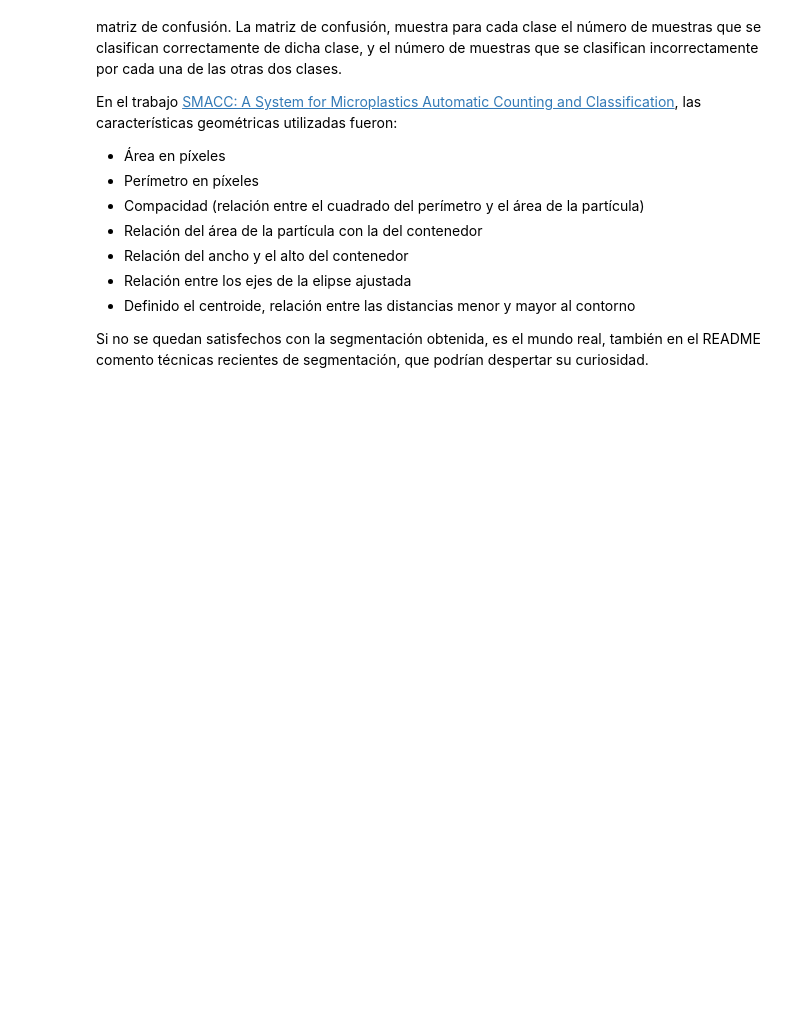
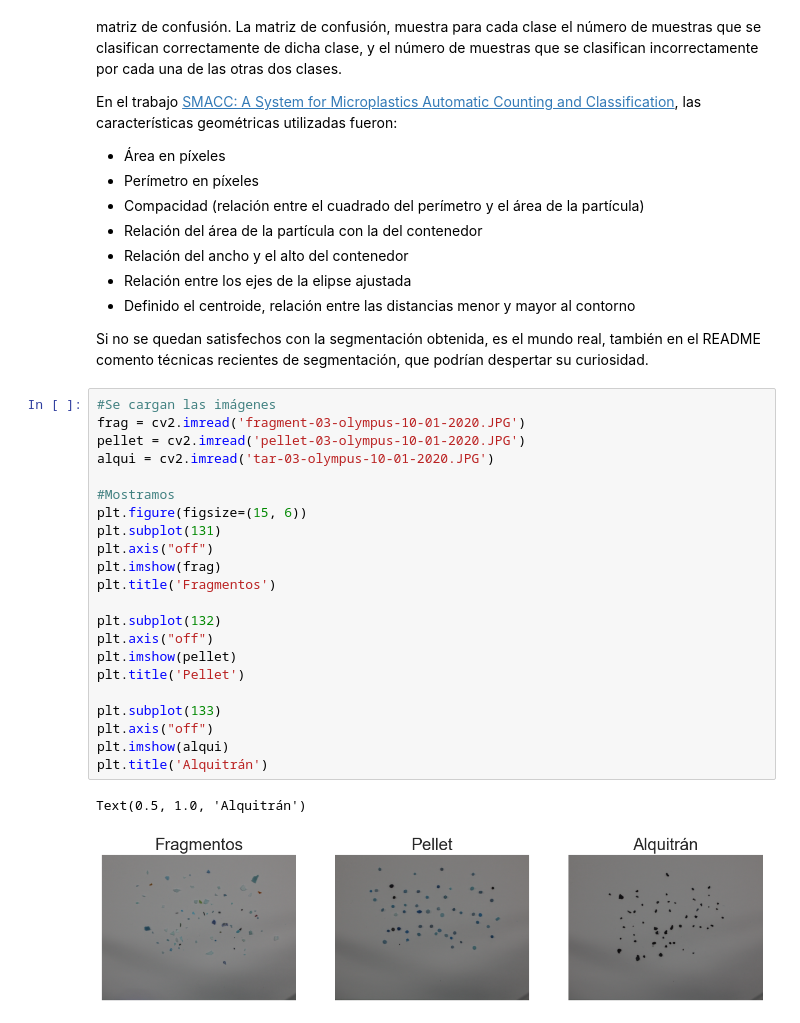
Before and after one commit to Tiago1615/VC-3, a Jupyter notebook: VC_P3.ipynb, the cells around one changed output. Cells and saved outputs as stored; diff of their text form; blank space fills up the shorter version.

```diff
--- a/VC_P3.ipynb
+++ b/VC_P3.ipynb
@@ -478,3 +303,28 @@ En el trabajo [SMACC: A System for Microplastics Automatic Counting and Classifi
 - Definido el centroide, relación entre las distancias menor y mayor al contorno
 
 Si no se quedan satisfechos con la segmentación obtenida, es el mundo real, también en el README comento técnicas recientes de segmentación, que podrían despertar su curiosidad.
+# %%
+#Se cargan las imágenes
+frag = cv2.imread('fragment-03-olympus-10-01-2020.JPG')
+pellet = cv2.imread('pellet-03-olympus-10-01-2020.JPG')
+alqui = cv2.imread('tar-03-olympus-10-01-2020.JPG')
+
+#Mostramos
+plt.figure(figsize=(15, 6))
+plt.subplot(131)
+plt.axis("off")
+plt.imshow(frag)
+plt.title('Fragmentos')
+
+plt.subplot(132)
+plt.axis("off")
+plt.imshow(pellet)
+plt.title('Pellet')
+
+plt.subplot(133)
+plt.axis("off")
+plt.imshow(alqui)
+plt.title('Alquitrán')
+# %% [output]
+Text(0.5, 1.0, 'Alquitrán')
+[figure, added]
```
Also changed, not shown: parts of 12 cells of this notebook, 7 other files.
